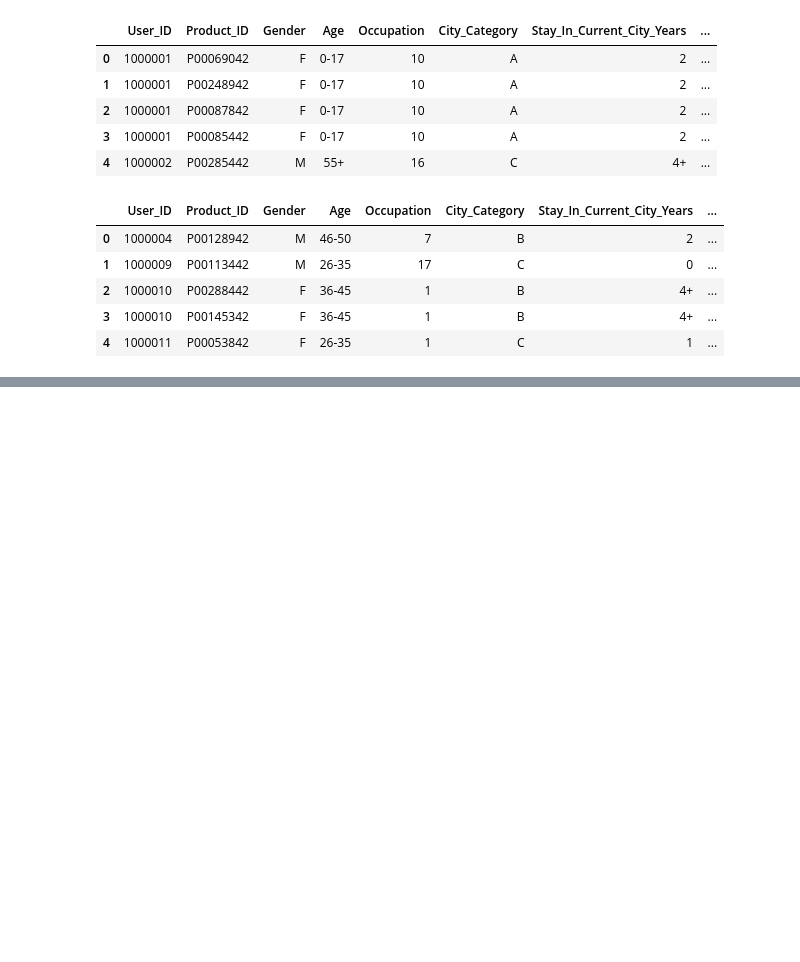
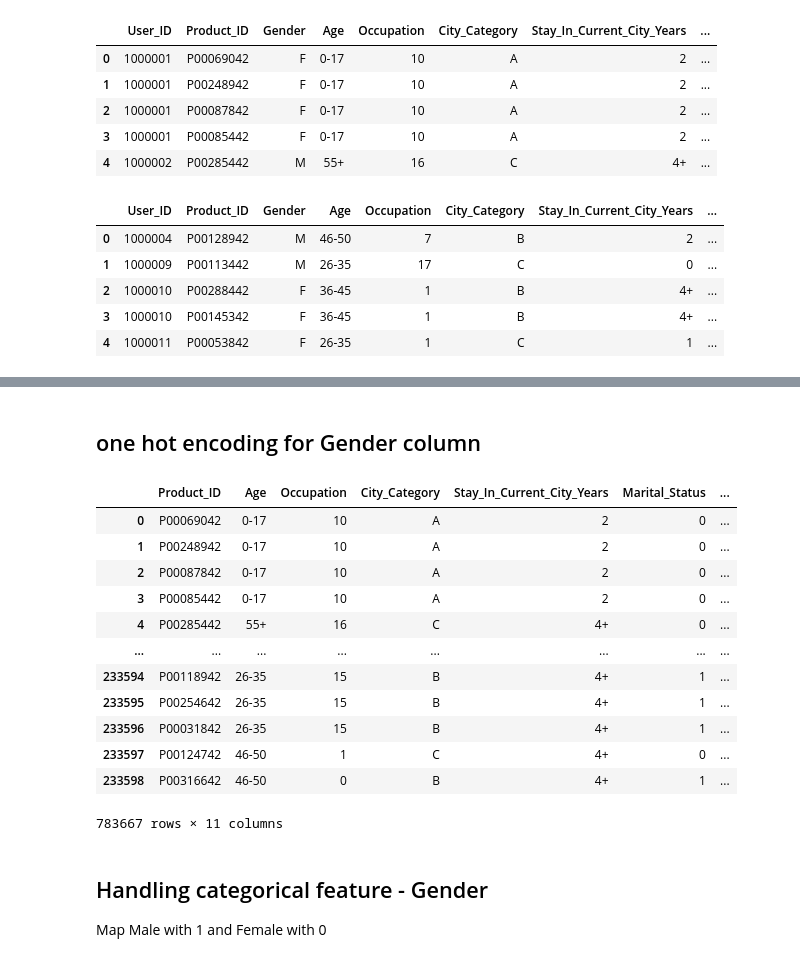
Before and after one commit to jisshub/FULL-STACK-DATA-SCIENCE-INEURON-, a Jupyter notebook: EDA/blackfriday_dataset_eda_FE.ipynb, the cells around one changed output, grey strips where cells are left out. Saved outputs shown, nothing was run; the diff lists cells and outputs as text; code cells hidden in the pictures; blank space fills up the shorter version.

```diff
--- a/EDA/blackfriday_dataset_eda_FE.ipynb
+++ b/EDA/blackfriday_dataset_eda_FE.ipynb
@@ -39,3 +43,4 @@ dataset_test.head()
 # %%
 # merge train and test data
 # %%
+df = dataset.append(dataset_test)
@@ -43,0 +92,2 @@ NameError: name 'fresh_df' is not defined
+# %%
+df.drop(axis=1, columns='User_ID', inplace=True)
@@ -43,0 +103,24 @@ NameError: name 'fresh_df' is not defined
+# %% [markdown]
+## one hot encoding for Gender column
+# %%
+gender_encoded = pd.get_dummies(data= df, columns=['Gender'], drop_first=True)
+# %%
+gender_encoded
+# %% [output]
+|  | Product_ID | Age | Occupation | City_Category | Stay_In_Current_City_Years | Marital_Status | ... |
+| 0 | P00069042 | 0-17 | 10 | A | 2 | 0 | ... |
+| 1 | P00248942 | 0-17 | 10 | A | 2 | 0 | ... |
+| 2 | P00087842 | 0-17 | 10 | A | 2 | 0 | ... |
+| 3 | P00085442 | 0-17 | 10 | A | 2 | 0 | ... |
+| 4 | P00285442 | 55+ | 16 | C | 4+ | 0 | ... |
+| ... | ... | ... | ... | ... | ... | ... | ... |
+| 233594 | P00118942 | 26-35 | 15 | B | 4+ | 1 | ... |
+| 233595 | P00254642 | 26-35 | 15 | B | 4+ | 1 | ... |
+| 233596 | P00031842 | 26-35 | 15 | B | 4+ | 1 | ... |
+| 233597 | P00124742 | 46-50 | 1 | C | 4+ | 0 | ... |
+| 233598 | P00316642 | 46-50 | 0 | B | 4+ | 1 | ... |
+783667 rows × 11 columns
+# %% [markdown]
+## Handling categorical feature - Gender
+
+Map Male with 1 and Female with 0
```
Also changed, not shown: parts of 28 cells of this notebook.
